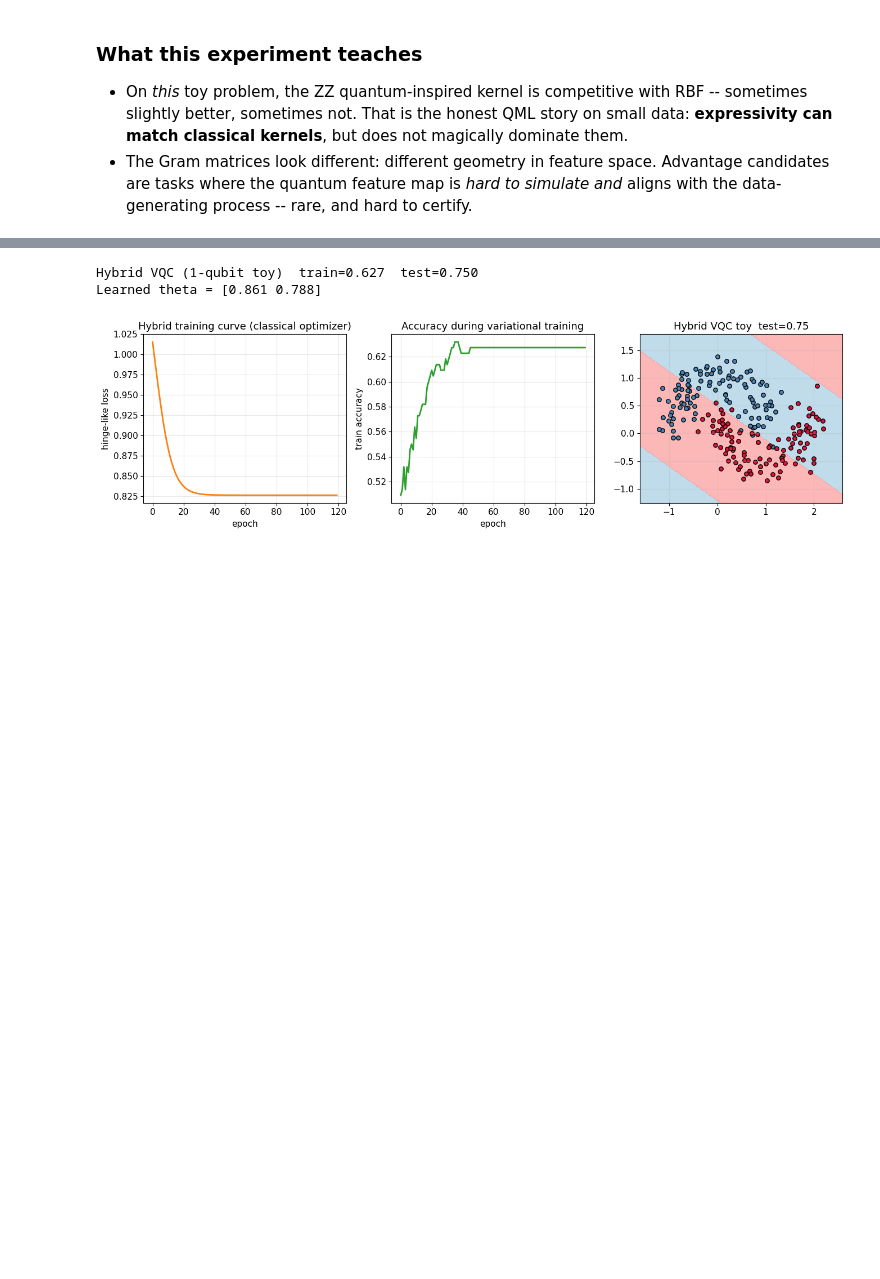
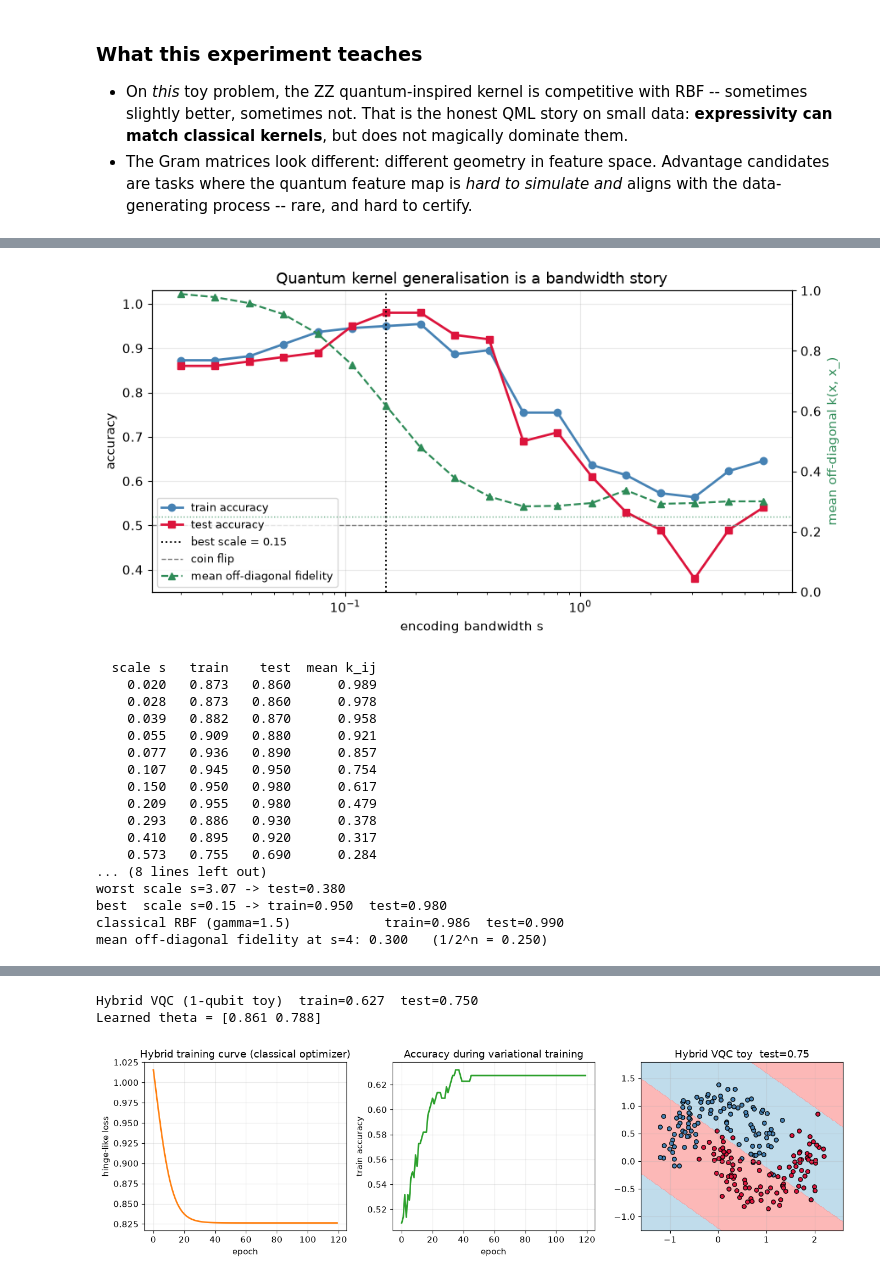
Before and after one commit to balda-90/Optics_Quantum_Information, a Jupyter notebook: quantum/00_Paper_study/05_quantum_ml_advantage.ipynb, the cells around one changed output, grey strips where cells are left out. Saved outputs shown, nothing was run; the diff lists cells and outputs as text; code cells hidden in the pictures; blank space fills up the shorter version.

```diff
--- a/quantum/00_Paper_study/05_quantum_ml_advantage.ipynb
+++ b/quantum/00_Paper_study/05_quantum_ml_advantage.ipynb
@@ -415,0 +583,71 @@ plt.show()
+# %%
+scales = np.geomspace(0.02, 6.0, 18)
+band = []
+for s in scales:
+    Ptr, Pte = qiskit_features(Xs_train, scale=s), qiskit_features(Xs_test, scale=s)
+    Ktr, Kte = fidelity_kernel(Ptr, Ptr), fidelity_kernel(Pte, Ptr)
+    a = kernel_ridge_fit(Ktr, y_train)
+    band.append((s,
+                 ((Ktr @ a > 0).astype(int) == y_train).mean(),
+                 ((Kte @ a > 0).astype(int) == y_test).mean(),
+                 Ktr[off].mean()))
+band = np.array(band)
+BEST_SCALE = float(band[np.argmax(band[:, 2]), 0])
+
+Phi_train_b = qiskit_features(Xs_train, scale=BEST_SCALE)
+Phi_test_b = qiskit_features(Xs_test, scale=BEST_SCALE)
+Kqb_train = fidelity_kernel(Phi_train_b, Phi_train_b)
+Kqb_test = fidelity_kernel(Phi_test_b, Phi_train_b)
+alpha_qkb = kernel_ridge_fit(Kqb_train, y_train)
+acc_qkb_tr = ((Kqb_train @ alpha_qkb > 0).astype(int) == y_train).mean()
+acc_qkb_te = ((Kqb_test @ alpha_qkb > 0).astype(int) == y_test).mean()
+
+fig, ax = plt.subplots(figsize=(9, 4.6))
+ax.semilogx(band[:, 0], band[:, 1], 'o-', color='steelblue', lw=2, label='train accuracy')
+ax.semilogx(band[:, 0], band[:, 2], 's-', color='crimson', lw=2, label='test accuracy')
+ax.axvline(BEST_SCALE, color='k', ls=':', lw=1.4, label=f'best scale = {BEST_SCALE:.2f}')
+ax.axhline(0.5, color='gray', ls='--', lw=1, label='coin flip')
+ax.set_xlabel('encoding bandwidth s')
+ax.set_ylabel('accuracy')
+ax.set_ylim(0.35, 1.03)
+ax.set_title('Quantum kernel generalisation is a bandwidth story')
+ax2 = ax.twinx()
+ax2.semilogx(band[:, 0], band[:, 3], '^--', color='seagreen', lw=1.6,
+             label='mean off-diagonal fidelity')
+ax2.axhline(0.25, color='seagreen', ls=':', lw=1, alpha=0.7)
+ax2.set_ylabel('mean off-diagonal k(x, x_)', color='seagreen')
+ax2.set_ylim(0, 1)
+ax2.grid(False)
+h1, l1 = ax.get_legend_handles_labels()
+h2, l2 = ax2.get_legend_handles_labels()
+ax.legend(h1 + h2, l1 + l2, loc='lower left', fontsize=9)
+plt.tight_layout()
+plt.show()
+
+print(f'{"scale s":>9}{"train":>8}{"test":>8}{"mean k_ij":>11}')
+for s, a_tr, a_te, k_off in band:
+    print(f'{s:>9.3f}{a_tr:>8.3f}{a_te:>8.3f}{k_off:>11.3f}')
+print()
+print(f'worst scale s={band[np.argmin(band[:, 2]), 0]:.2f} -> test={band[:, 2].min():.3f}')
+print(f'best  scale s={BEST_SCALE:.2f} -> train={acc_qkb_tr:.3f}  test={acc_qkb_te:.3f}')
+print(f'classical RBF (gamma={gamma_rbf})            train={acc_rbf_tr:.3f}  test={acc_rbf_te:.3f}')
+print(f'mean off-diagonal fidelity at s=4: {band[-1, 3]:.3f}   (1/2^n = {1 / 2 ** fmap.num_qubits:.3f})')
+# %% [output]
+[figure, added]
+  scale s   train    test  mean k_ij
+    0.020   0.873   0.860      0.989
+    0.028   0.873   0.860      0.978
+    0.039   0.882   0.870      0.958
+    0.055   0.909   0.880      0.921
+    0.077   0.936   0.890      0.857
+    0.107   0.945   0.950      0.754
+    0.150   0.950   0.980      0.617
+    0.209   0.955   0.980      0.479
+    0.293   0.886   0.930      0.378
+    0.410   0.895   0.920      0.317
+    0.573   0.755   0.690      0.284
+... (8 lines left out)
+worst scale s=3.07 -> test=0.380
+best  scale s=0.15 -> train=0.950  test=0.980
+classical RBF (gamma=1.5)            train=0.986  test=0.990
+mean off-diagonal fidelity at s=4: 0.300   (1/2^n = 0.250)
```
Also changed, not shown: parts of 30 cells of this notebook, 1 other file.
